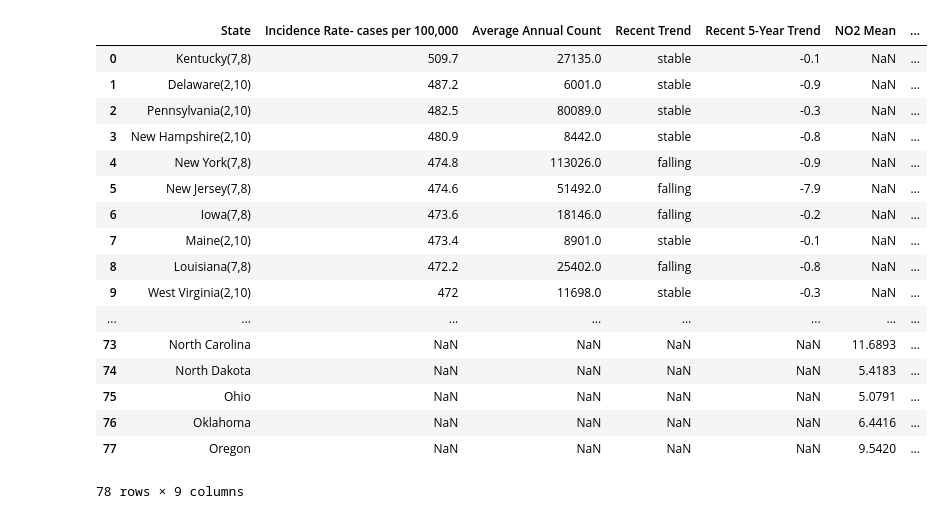
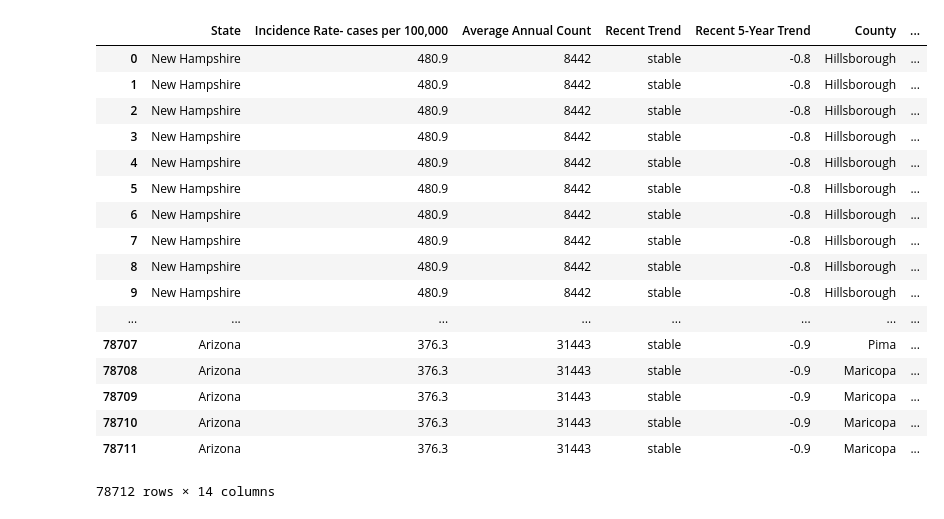
Before and after one commit to nicole1286/cancer_pollution, a Jupyter notebook: Untitled.ipynb, the cells around one changed output. Drawn from its saved outputs; the diff is of its cells as text; code cells hidden in the pictures.

```diff
--- a/Untitled.ipynb
+++ b/Untitled.ipynb
@@ -25,6 +25,5 @@ sorted_cancer.head()
 # %%
-pollution_clean = pollution_df[['State', 'NO2 Units', 'NO2 Mean', 'O3 Units', 'O3 Mean', 'SO2 Units', 'SO2 Mean', 'CO Units', 'CO Mean']]
-pollution_group = pollution_clean.groupby(['State'])
-pollution_state = pollution_group.mean()
-pollution_state.head()
+pollution_clean = pollution_df[['State', 'County', 'NO2 Units', 'NO2 Mean', 'O3 Units', 'O3 Mean', 'SO2 Units', 'SO2 Mean', 'CO Units', 'CO Mean']]
+# pollution_group = pollution_clean.groupby(['State'])
+pollution_clean
 # %% [output]
@@ -38,22 +48,22 @@ pollution_state.head()
 # %%
-merge_df = pd.merge(sorted_cancer, pollution_state, how='outer', on=['State'])
+merge_df = pd.merge(sorted_cancer, pollution_clean, how='inner', on=['State'])
 merge_df.round(4)
 # %% [output]
-|  | State | Incidence Rate- cases per 100,000 | Average Annual Count | Recent Trend | Recent 5-Year Trend | NO2 Mean | ... |
-| 0 | Kentucky(7,8) | 509.7 | 27135.0 | stable | -0.1 | NaN | ... |
-| 1 | Delaware(2,10) | 487.2 | 6001.0 | stable | -0.9 | NaN | ... |
-| 2 | Pennsylvania(2,10) | 482.5 | 80089.0 | stable | -0.3 | NaN | ... |
-| 3 | New Hampshire(2,10) | 480.9 | 8442.0 | stable | -0.8 | NaN | ... |
-| 4 | New York(7,8) | 474.8 | 113026.0 | falling | -0.9 | NaN | ... |
-| 5 | New Jersey(7,8) | 474.6 | 51492.0 | falling | -7.9 | NaN | ... |
-| 6 | Iowa(7,8) | 473.6 | 18146.0 | falling | -0.2 | NaN | ... |
-| 7 | Maine(2,10) | 473.4 | 8901.0 | stable | -0.1 | NaN | ... |
-| 8 | Louisiana(7,8) | 472.2 | 25402.0 | falling | -0.8 | NaN | ... |
-| 9 | West Virginia(2,10) | 472 | 11698.0 | stable | -0.3 | NaN | ... |
+|  | State | Incidence Rate- cases per 100,000 | Average Annual Count | Recent Trend | Recent 5-Year Trend | County | ... |
+| 0 | New Hampshire | 480.9 | 8442 | stable | -0.8 | Hillsborough | ... |
+| 1 | New Hampshire | 480.9 | 8442 | stable | -0.8 | Hillsborough | ... |
+| 2 | New Hampshire | 480.9 | 8442 | stable | -0.8 | Hillsborough | ... |
+| 3 | New Hampshire | 480.9 | 8442 | stable | -0.8 | Hillsborough | ... |
+| 4 | New Hampshire | 480.9 | 8442 | stable | -0.8 | Hillsborough | ... |
+| 5 | New Hampshire | 480.9 | 8442 | stable | -0.8 | Hillsborough | ... |
+| 6 | New Hampshire | 480.9 | 8442 | stable | -0.8 | Hillsborough | ... |
+| 7 | New Hampshire | 480.9 | 8442 | stable | -0.8 | Hillsborough | ... |
+| 8 | New Hampshire | 480.9 | 8442 | stable | -0.8 | Hillsborough | ... |
+| 9 | New Hampshire | 480.9 | 8442 | stable | -0.8 | Hillsborough | ... |
 | ... | ... | ... | ... | ... | ... | ... | ... |
-| 73 | North Carolina | NaN | NaN | NaN | NaN | 11.6893 | ... |
-| 74 | North Dakota | NaN | NaN | NaN | NaN | 5.4183 | ... |
-| 75 | Ohio | NaN | NaN | NaN | NaN | 5.0791 | ... |
-| 76 | Oklahoma | NaN | NaN | NaN | NaN | 6.4416 | ... |
-| 77 | Oregon | NaN | NaN | NaN | NaN | 9.5420 | ... |
+| 78707 | Arizona | 376.3 | 31443 | stable | -0.9 | Pima | ... |
+| 78708 | Arizona | 376.3 | 31443 | stable | -0.9 | Maricopa | ... |
+| 78709 | Arizona | 376.3 | 31443 | stable | -0.9 | Maricopa | ... |
+| 78710 | Arizona | 376.3 | 31443 | stable | -0.9 | Maricopa | ... |
+| 78711 | Arizona | 376.3 | 31443 | stable | -0.9 | Maricopa | ... |
-78 rows × 9 columns
+78712 rows × 14 columns
```
Also changed, not shown: parts of 2 cells of this notebook.
